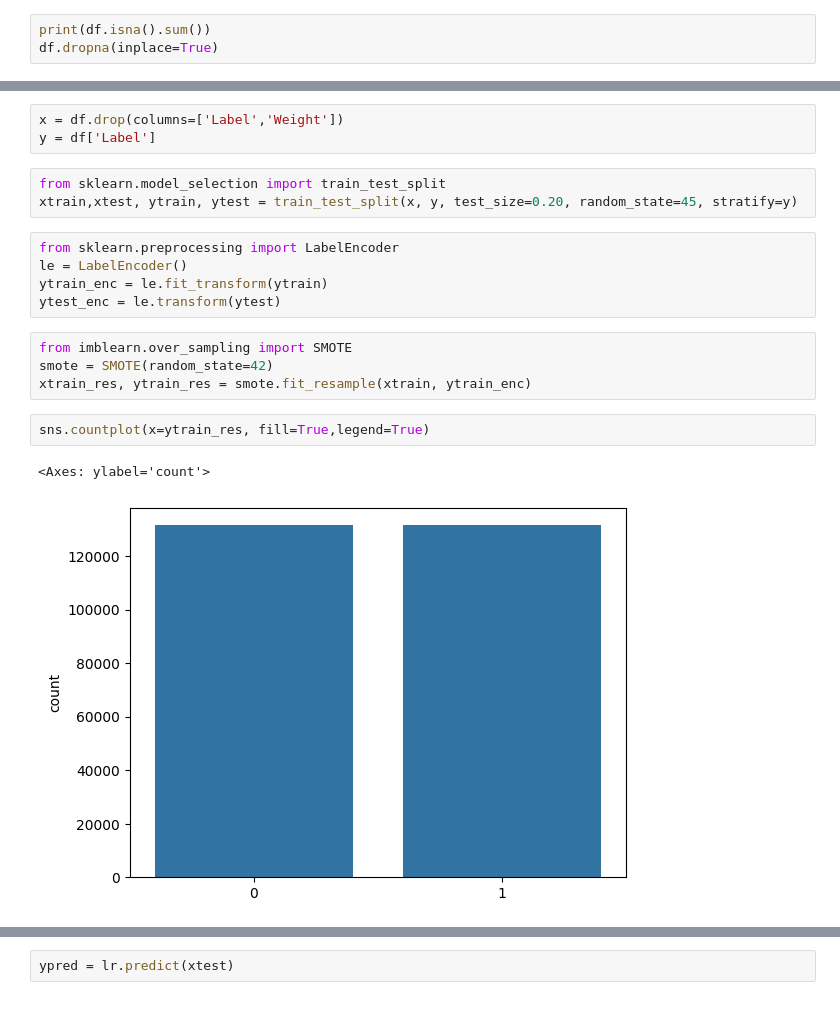
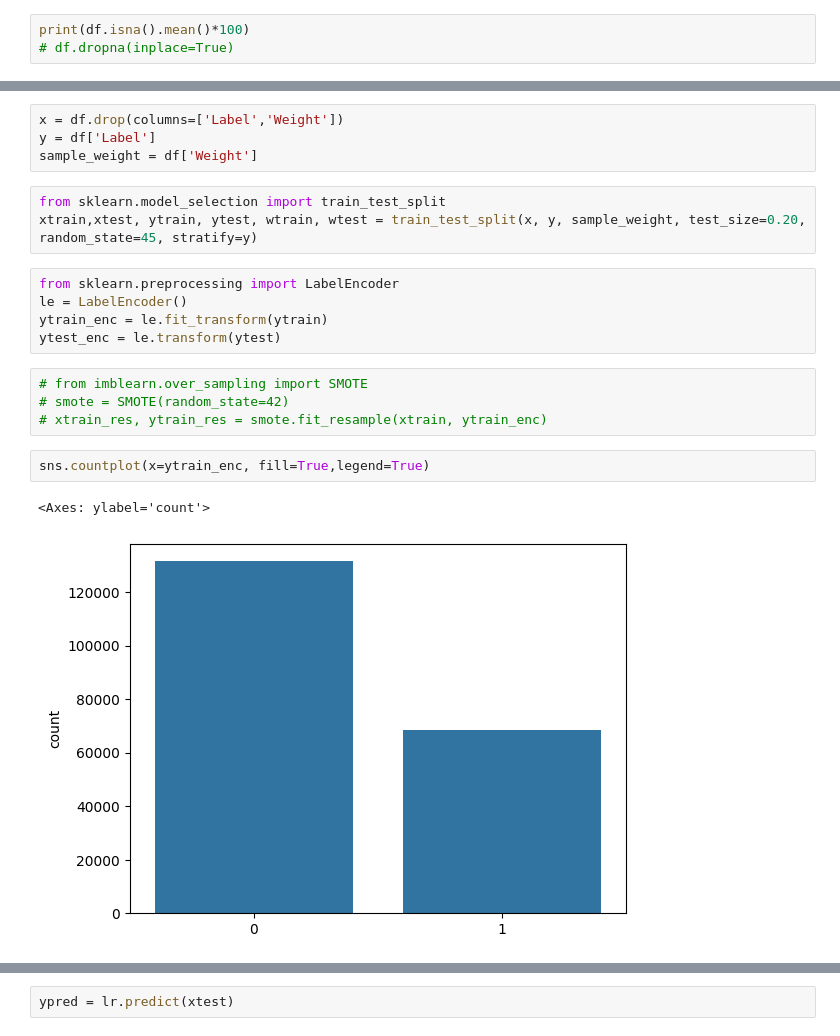
Before and after one commit to sudhirjangra/physics_exp_machine_learning, a Jupyter notebook: physics_exp_mL.ipynb, the cells around one changed output, grey strips where cells are left out. Drawn from its saved outputs; the diff is of its cells as text.

```diff
--- a/physics_exp_mL.ipynb
+++ b/physics_exp_mL.ipynb
@@ -127,5 +129,5 @@ df = df.replace(-999, 0)
 # to handle missing values
 # %%
-print(df.isna().sum())
-df.dropna(inplace=True)
+print(df.isna().mean()*100)
+# df.dropna(inplace=True)
 # %% [output]
@@ -265,23 +268,24 @@ df.shape
 # %%
 x = df.drop(columns=['Label','Weight'])
 y = df['Label']
+sample_weight = df['Weight']
 # %%
 from sklearn.model_selection import train_test_split
-xtrain,xtest, ytrain, ytest = train_test_split(x, y, test_size=0.20, random_state=45, stratify=y)
+xtrain,xtest, ytrain, ytest, wtrain, wtest = train_test_split(x, y, sample_weight, test_size=0.20, random_state=45, stratify=y)
 # %%
 from sklearn.preprocessing import LabelEncoder
 le = LabelEncoder()
 ytrain_enc = le.fit_transform(ytrain)
 ytest_enc = le.transform(ytest)
 # %%
-from imblearn.over_sampling import SMOTE
-smote = SMOTE(random_state=42)
-xtrain_res, ytrain_res = smote.fit_resample(xtrain, ytrain_enc)
+# from imblearn.over_sampling import SMOTE
+# smote = SMOTE(random_state=42)
+# xtrain_res, ytrain_res = smote.fit_resample(xtrain, ytrain_enc)
 # %%
-sns.countplot(x=ytrain_res, fill=True,legend=True)
+sns.countplot(x=ytrain_enc, fill=True,legend=True)
 # %% [output]
 <Axes: ylabel='count'>
-[figure, old version]
+[figure, new version]
 # %%
 from sklearn.linear_model import LogisticRegression
 lr = LogisticRegression()
```
Also changed, not shown: parts of 23 cells of this notebook.
